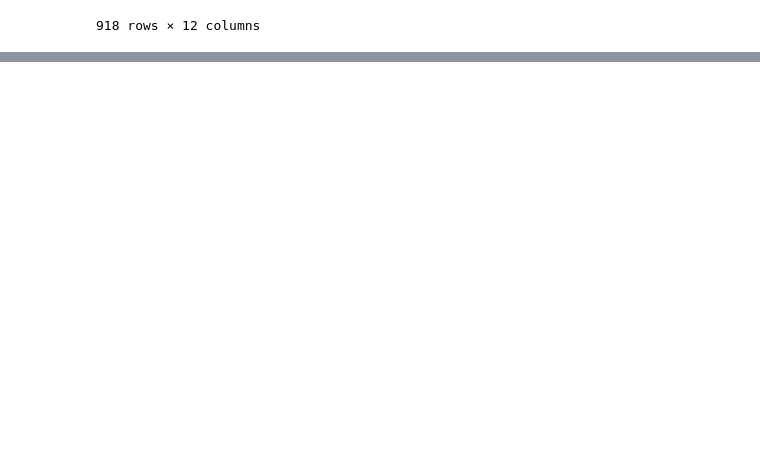
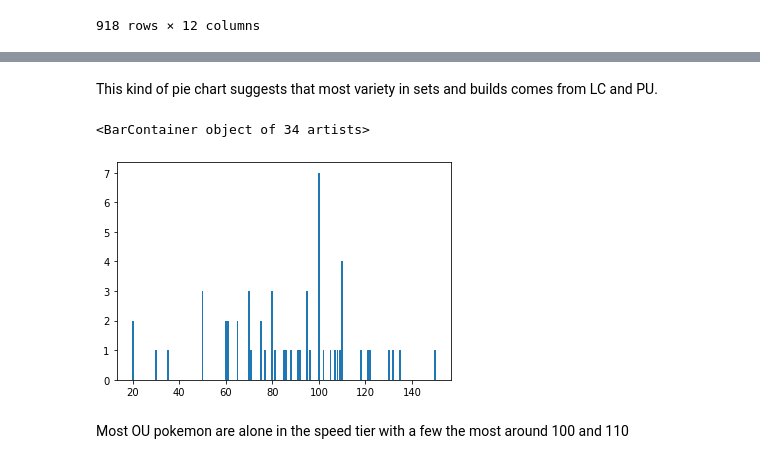
Before and after one commit to jmlam/Pokemon-Data, a Jupyter notebook: Pokemon Visualization Gen 7.ipynb, the cells around one changed output, grey strips where cells are left out. Cells and saved outputs as stored; diff of their text form; code cells hidden in the pictures; blank space fills up the shorter version.

```diff
--- a/Pokemon Visualization Gen 7.ipynb
+++ b/Pokemon Visualization Gen 7.ipynb
@@ -48,0 +79,10 @@ move
+# %% [markdown]
+This kind of pie chart suggests that most variety in sets and builds comes from LC and PU.
+# %%
+ou_speedtier = pokemon.groupby(['Tier', 'Speed']).count()['Name']['OU']
+plt.bar(ou_speedtier.index, ou_speedtier)
+# %% [output]
+<BarContainer object of 34 artists>
+[figure, added]
+# %% [markdown]
+Most OU pokemon are alone in the speed tier with a few the most around 100 and 110
```
Also changed, not shown: parts of 10 cells of this notebook.
